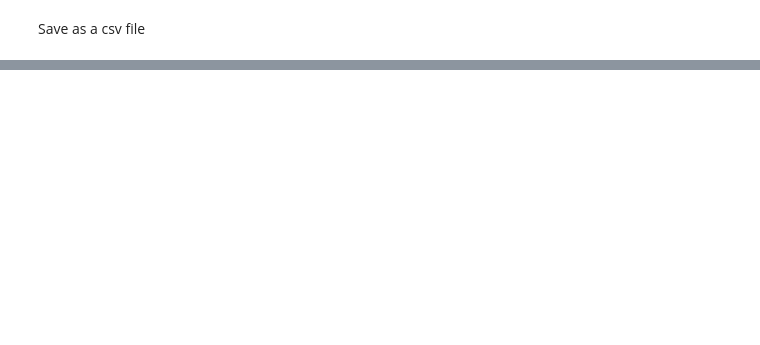
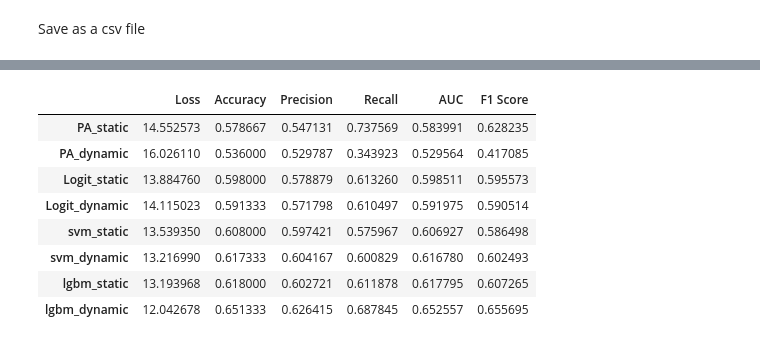
Before and after one commit to edologgerbird/context-capturing-clustering, a Jupyter notebook: final_project.ipynb, the cells around one changed output, grey strips where cells are left out. Cells and saved outputs as stored; diff of their text form; code cells hidden in the pictures; blank space fills up the shorter version.

Commit message:
update more runs more models

```diff
--- a/final_project.ipynb
+++ b/final_project.ipynb
@@ -146,0 +763,33 @@ tweets.to_csv('tweets.csv')
+# %%
+from sklearn import svm
+
+svm_static_model = svm.SVC()
+svm_static_results = model_pipeline(svm_static_model, X_train_static_transformed, y_train, X_test_static_transformed, y_test)
+svm_static_results = pd.DataFrame(svm_static_results, index=["svm_static"])
+# %%
+svm_dynamic_model = svm.SVC()
+svm_dynamic_results = model_pipeline(svm_dynamic_model, X_train_dynamic_transformed, y_train, X_test_dynamic_transformed, y_test)
+svm_dynamic_results = pd.DataFrame(svm_dynamic_results, index=["svm_dynamic"])
+# %%
+import lightgbm as lgb
+
+lgbm_static_model = lgb.LGBMClassifier(learning_rate=0.09,max_depth=-5,random_state=RANDOM_STATE)
+lgbm_static_results = model_pipeline(lgbm_static_model, X_train_static_transformed, y_train, X_test_static_transformed, y_test)
+lgbm_static_results = pd.DataFrame(lgbm_static_results, index=["lgbm_static"])
+# %%
+lgbm_dynamic_model = lgb.LGBMClassifier(learning_rate=0.09,max_depth=-5,random_state=RANDOM_STATE)
+lgbm_dynamic_results = model_pipeline(lgbm_dynamic_model, X_train_dynamic_transformed, y_train, X_test_dynamic_transformed, y_test)
+lgbm_dynamic_results = pd.DataFrame(lgbm_dynamic_results, index=["lgbm_dynamic"])
+# %%
+combined_results = pd.concat([pa_static_results, pa_dynamic_results, logit_static_results,  logit_dynamic_results,svm_static_results,svm_dynamic_results, lgbm_static_results, lgbm_dynamic_results])
+combined_results
+# %% [output]
+|  | Loss | Accuracy | Precision | Recall | AUC | F1 Score |
+| PA_static | 14.552573 | 0.578667 | 0.547131 | 0.737569 | 0.583991 | 0.628235 |
+| PA_dynamic | 16.026110 | 0.536000 | 0.529787 | 0.343923 | 0.529564 | 0.417085 |
+| Logit_static | 13.884760 | 0.598000 | 0.578879 | 0.613260 | 0.598511 | 0.595573 |
+| Logit_dynamic | 14.115023 | 0.591333 | 0.571798 | 0.610497 | 0.591975 | 0.590514 |
+| svm_static | 13.539350 | 0.608000 | 0.597421 | 0.575967 | 0.606927 | 0.586498 |
+| svm_dynamic | 13.216990 | 0.617333 | 0.604167 | 0.600829 | 0.616780 | 0.602493 |
+| lgbm_static | 13.193968 | 0.618000 | 0.602721 | 0.611878 | 0.617795 | 0.607265 |
+| lgbm_dynamic | 12.042678 | 0.651333 | 0.626415 | 0.687845 | 0.652557 | 0.655695 |
```
Also changed, not shown: parts of 36 cells of this notebook, 1 other file.
